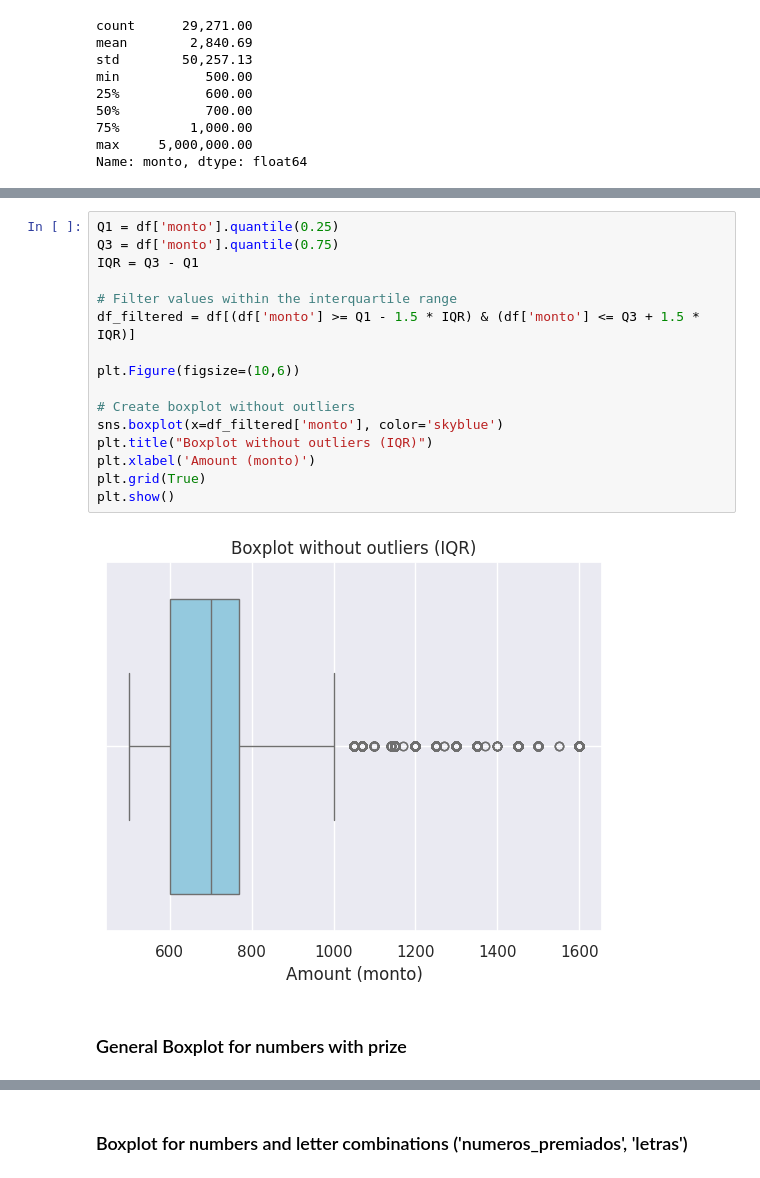
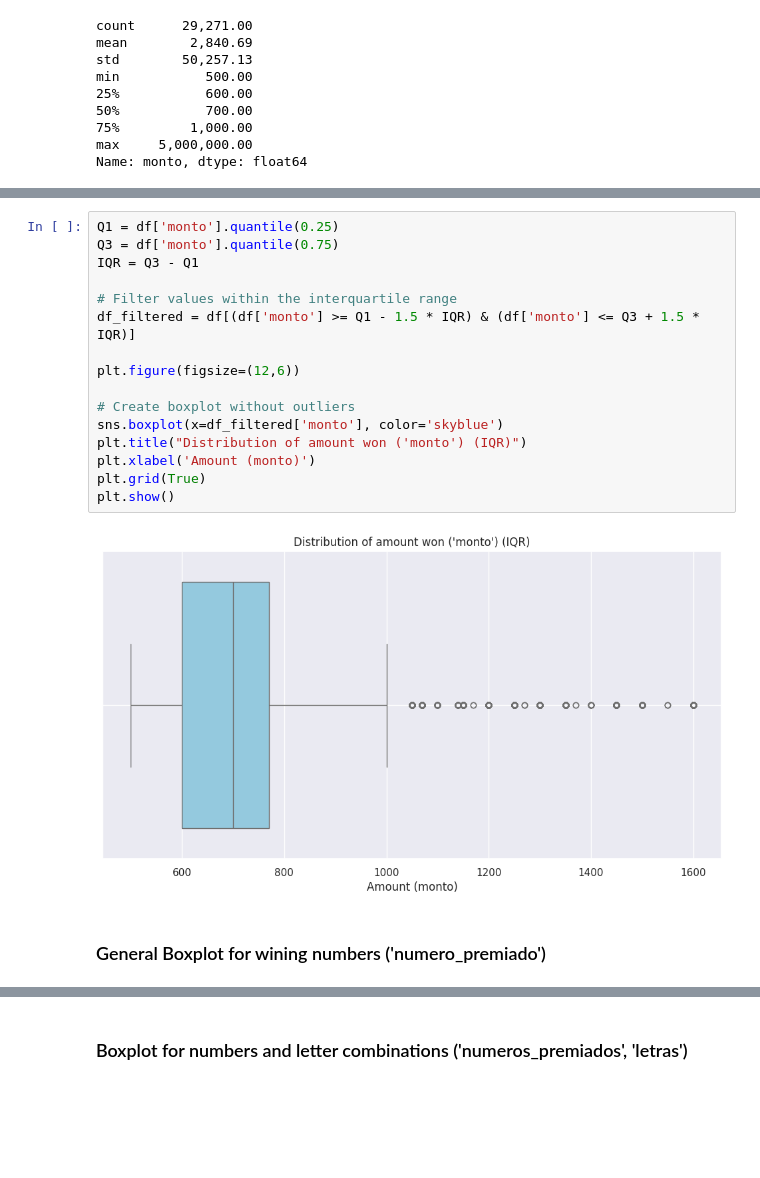
Before and after one commit to AngelDHackerman/santa-lucia-data-analysis-manual, a Jupyter notebook: notebooks/EDA_premios.ipynb, the cells around one changed output, grey strips where cells are left out. Drawn from its saved outputs; the diff is of its cells as text; blank space fills up the shorter version.

```diff
--- a/notebooks/EDA_premios.ipynb
+++ b/notebooks/EDA_premios.ipynb
@@ -153,17 +153,17 @@ IQR = Q3 - Q1
 df_filtered = df[(df['monto'] >= Q1 - 1.5 * IQR) & (df['monto'] <= Q3 + 1.5 * IQR)]
 
-plt.Figure(figsize=(10,6))
+plt.figure(figsize=(12,6))
 
 # Create boxplot without outliers
 sns.boxplot(x=df_filtered['monto'], color='skyblue')
-plt.title("Boxplot without outliers (IQR)")
+plt.title("Distribution of amount won ('monto') (IQR)")
 plt.xlabel('Amount (monto)')
 plt.grid(True)
 plt.show()
 # %% [output]
-[figure, old version]
+[figure, new version]
 # %% [markdown]
-### General Boxplot for numbers with prize
+### General Boxplot for wining numbers ('numero_premiado')
 # %%
 plt.figure(figsize=(10, 6))
 
```
Also changed, not shown: parts of 9 cells of this notebook.
